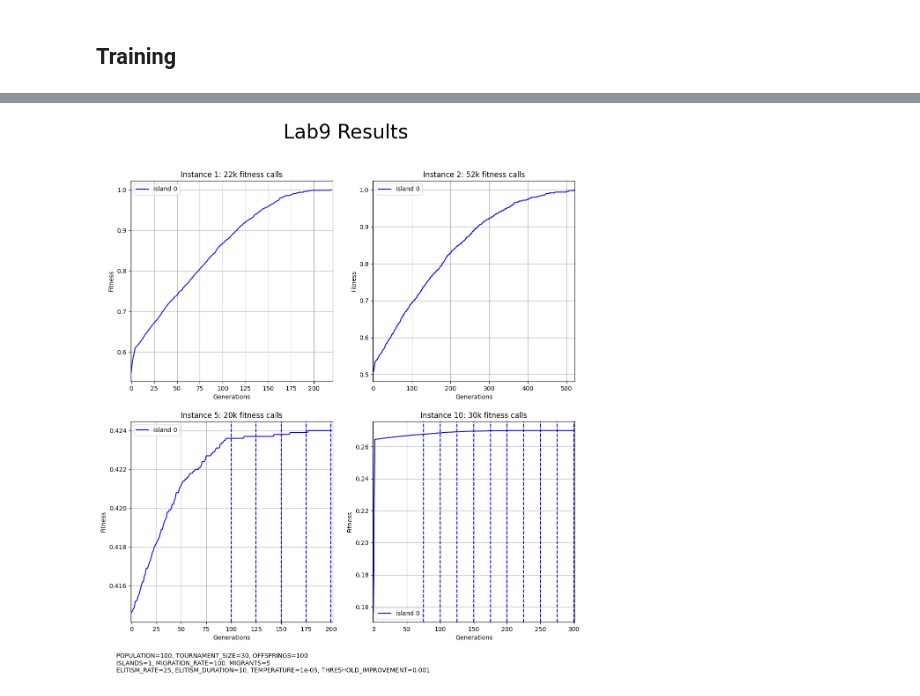
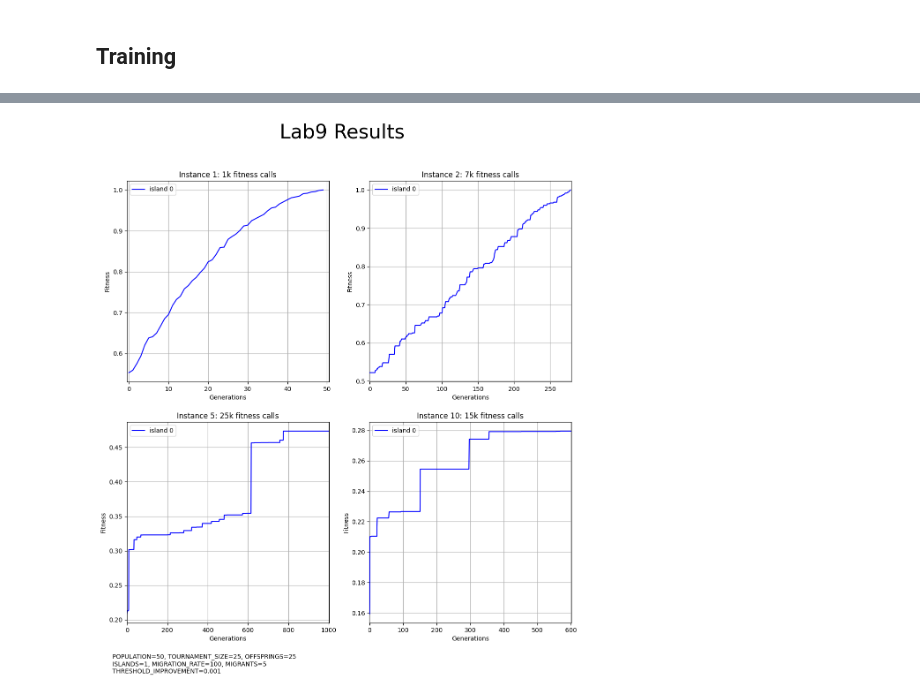
Before and after one commit to figimodi/CI-2023, a Jupyter notebook: lab3/lab9.ipynb, the cells around one changed output, grey strips where cells are left out. Cells and saved outputs as stored; diff of their text form; code cells hidden in the pictures.

Commit message:
lab9-ea - last improvements + README

```diff
--- a/lab3/lab9.ipynb
+++ b/lab3/lab9.ipynb
@@ -34,16 +34,17 @@ from collections import deque
 INSTANCES = [1, 2, 5, 10]
 LOCI_GENOMES = 1000 # the lenght of the genotype
 
-POPULATION_SIZE = 100 # the size of the entire population
-TOURNAMENT_SIZE = 30 # the amount of individuals the selection of the parents will me made on
-OFFSPRINGS = 100 # amount of offsprings per each generation
+POPULATION_SIZE = 50 # the size of the entire population
+TOURNAMENT_SIZE = 25 # the amount of individuals the selection of the parents will me made on
+OFFSPRINGS = 25 # amount of offsprings per each generation
 MAX_GENERATIONS = 5000 # numebr of generations at most (unless we find an optimum before)
-MAX_CUT_POINTS = 10 # maximum number of cutting points in a xover (they're random)
-MIN_CUT_POINTS = 2
+# MAX_CUT_POINTS = 10 # maximum number of cutting points in a xover (they're random)
+# MIN_CUT_POINTS = 2
 # TABU_LENGHT = 8196*4 # ~4kb # tabu table size
 # MUTATION_PROBABILITY = .8
 # XOVER_PROBABILITY = .5 # probability of chosing n_cut_xover rather than one_cut_xover
 # N_CUT_XOVER_PROB = .8
+# SHUFFLE_PROBABILITY = .6
 
 ISLANDS = 1 # number of islands
 POPULATION_ISLAND = int(POPULATION_SIZE/ISLANDS)
@@ -55,12 +56,12 @@ ISLANDS_COLORS = ['b', 'g', 'r', 'c', 'm', 'y', 'k']
 # SIMULATED_ANEALING_DURATION = 50 # how many generations simulated anealing last
 # TEMPERATURE = 1e-5
 
-ELITISM_RATE = 25
-ELITISM_DURATION = 10
-ELITISM_PARTITION = int(.5*POPULATION_ISLAND)
+# ELITISM_RATE = 25
+# ELITISM_DURATION = 10
+# ELITISM_PARTITION = int(.5*POPULATION_ISLAND)
 
 THRESHOLD_IMPROVEMENT = 1e-3
-STALE_MATE_RATE = 100 # after how many generations is not worth continuing searching if we're stuck
+STEADY_STATE_RATE = 200 # after how many generations is not worth continuing searching if we're stuck
 # %% [markdown]
 ## Evolutionary Strategy Functions
 # %%
@@ -195,19 +194,15 @@ y = [np.zeros(MAX_GENERATIONS) for _ in range(ISLANDS)]
 last_gen = None
 
 for idx, inst in enumerate(INSTANCES):
-    print(f"Problem with instance: {inst}")
 
     # setting starting point for algorithm
     fitness = lab9_lib.make_problem(inst)
     population = generate_population(fitness)
     islands = generate_islands(population)
-    start_elitism = np.zeros(ISLANDS)
-    elitism = [False for _ in range(ISLANDS)]
-    activation_elitism = [list() for _ in range(ISLANDS)]
-    stale_mate = [False for _ in range(ISLANDS)]
+    steady_state = [False for _ in range(ISLANDS)]
     last_gen = MAX_GENERATIONS
 
-    for gen in tqdm(range(MAX_GENERATIONS)):
+    for gen in range(MAX_GENERATIONS):
 
         # after each MIGRATION_RATE generations:
         # migrate MIGRANTS individuals from an island to the next one
@@ -226,17 +221,15 @@ for idx, inst in enumerate(INSTANCES):
         for isl in range(ISLANDS):
             offsprings = list()
 
-            # when the duration of simulated anealing is over repristinate starting_population_islands
-            if elitism[isl] and gen - start_elitism[isl] > ELITISM_DURATION:
-                elitism[isl] = False
-
             # generate OFFSPRINGS offsprings
             for _ in range(OFFSPRINGS):
-                p1 = select_parent(islands[isl], elitism[isl])
-                p2 = select_parent(islands[isl], elitism[isl])
+                p1 = select_parent(islands[isl])
+                p2 = select_parent(islands[isl])
 
-                o = n_cut_xover(p1, p2, rnd.choice([k for k in range(MIN_CUT_POINTS, MAX_CUT_POINTS)]))
+                o = deepcopy(p1)
+                rnd.shuffle(o.genotype)
                 mutation(o)
+                o = random_xover(o, p1)
 
                 offsprings.append(o)
 
@@ -245,15 +238,9 @@ for idx, inst in enumerate(INSTANCES):
                 o.fitness = fitness(o.genotype)
 
             # extend population with offsprings
-            if elitism[isl]:
-                offsprings.sort(key=lambda i: i.fitness, reverse=True)
-                islands[isl].sort(key=lambda i: i.fitness, reverse=True)
-                islands[isl][ELITISM_PARTITION:] = offsprings[:len(islands[isl])-ELITISM_PARTITION]
-                assert len(islands[isl]) == POPULATION_ISLAND
-            else:
-                islands[isl].extend(offsprings)
-                islands[isl].sort(key=lambda i: i.fitness, reverse=True)
-                islands[isl] = islands[isl][:POPULATION_ISLAND]
+            islands[isl].extend(offsprings)
+            islands[isl].sort(key=lambda i: i.fitness, reverse=True)
+            islands[isl] = islands[isl][:POPULATION_ISLAND]
 
             # if fitness reach 1 then stop algorithm
             if islands[isl][0].fitness == 1:
@@ -264,42 +251,31 @@ for idx, inst in enumerate(INSTANCES):
 
             #each STALE_MATE generations:
             # check if the island is at a point in which the fitness doesn't improve
-            if gen != 0 and gen % STALE_MATE_RATE == 0:
-                delta_fitness = y[isl][gen] - y[isl][gen - STALE_MATE_RATE]
+            if gen != 0 and gen % STEADY_STATE_RATE == 0:
+                delta_fitness = y[isl][gen] - y[isl][gen - STEADY_STATE_RATE]
                 if delta_fitness < THRESHOLD_IMPROVEMENT:
-                    stale_mate[isl] = True
+                    steady_state[isl] = True
                 else:
-                    stale_mate[isl] = False
-
-            # each DELTA_GENERATIONS generations:
-            # if simulated anealing is off and we see that we're not improving => activate it
-            if gen != 0 and gen % ELITISM_RATE == 0:
-                delta_fitness = y[isl][gen] - y[isl][gen - ELITISM_RATE]
-                if elitism[isl] == False and delta_fitness < THRESHOLD_IMPROVEMENT:
-                    # try starting elitism
-                    elitism[isl] = True
-                    activation_elitism[isl].append(gen)
-                    start_elitism[isl] = gen
+                    steady_state[isl] = False
 
         # we don't go to the next generation if we reached 1 as fitness before the max amount of gens (last_gen < MAX_GENERATIONS)
         if last_gen < MAX_GENERATIONS:
-            print(f"Reached fitness maximum before {MAX_GENERATIONS} generations!")
             break
 
         # if all islands are in a stalemate => terminate
-        if all(stale_mate):
+        if all(steady_state):
             last_gen = gen + 1
-            print(f"Couldn't improve in the last {STALE_MATE_RATE} generations :(")
             break
 
+        final_population = list()
+        for isl in range(ISLANDS):
+            final_population += islands[isl]
+        final_population.sort(key=lambda i: i.fitness, reverse=True)
+        print(f"instance={inst}\tgeneration:{gen}/{MAX_GENERATIONS}\t\tfitness:{final_population[0].fitness:.3f}\t\tcalls:{fitness.calls}", end="\r")
+
     # decretating the winner among all islands
-    final_population = list()
-    for isl in range(ISLANDS):
-        final_population += islands[isl]
-    final_population.sort(key=lambda i: i.fitness, reverse=True)
+    print(f"instance={inst}\tgeneration:{gen}/{MAX_GENERATIONS}\t\tfitness:{final_population[0].fitness:.3f}\t\tcalls:{fitness.calls}", end="\n")
 
-    print(f"Best fitness: {final_population[0].fitness}")
-    print(f"Fitness calls: {fitness.calls}")
     plt.subplot(2, 2, idx + 1)
     plt.title(f"Instance {inst}: {int(fitness.calls/1e3)}k fitness calls")
     plt.grid()
@@ -308,16 +284,12 @@ for idx, inst in enumerate(INSTANCES):
     plt.xlim(-0.5, last_gen + 0.5)
 
     for isl in range(ISLANDS):
-        for line_x in activation_elitism[isl]:
-            plt.axvline(x = line_x, color = ISLANDS_COLORS[isl], ls="--")
-
-    for isl in range(ISLANDS):
         plt.plot(x[:last_gen], y[isl][:last_gen], label=f"island {isl}", color=ISLANDS_COLORS[isl])
 
     plt.legend()
 
 fig.suptitle("Lab9 Results", fontsize=32)
-info_text = f"POPULATION={POPULATION_SIZE}, TOURNAMENT_SIZE={TOURNAMENT_SIZE}, OFFSPRINGS={OFFSPRINGS}\nISLANDS={ISLANDS}, MIGRATION_RATE={MIGRATION_RATE}, MIGRANTS={MIGRANTS}\nELITISM_RATE={ELITISM_RATE}, ELITISM_DURATION={ELITISM_DURATION}, TEMPERATURE={TEMPERATURE}, THRESHOLD_IMPROVEMENT={THRESHOLD_IMPROVEMENT}"
+info_text = f"POPULATION={POPULATION_SIZE}, TOURNAMENT_SIZE={TOURNAMENT_SIZE}, OFFSPRINGS={OFFSPRINGS}\nISLANDS={ISLANDS}, MIGRATION_RATE={MIGRATION_RATE}, MIGRANTS={MIGRANTS}\nTHRESHOLD_IMPROVEMENT={THRESHOLD_IMPROVEMENT}"
 fig.text(0.1, 0.02, info_text, ha='left', va='bottom', fontsize=10, transform=fig.transFigure)
-plt.savefig(f"lab9_results_{ISLANDS}islands.png")
+plt.savefig(f"lab9_results.png")
 # %% [output]
@@ -340 +300 @@ Fitness calls: 30200
-[figure, old version]
+[figure, new version]
```
Also changed, not shown: parts of 2 cells of this notebook, 5 other files.
